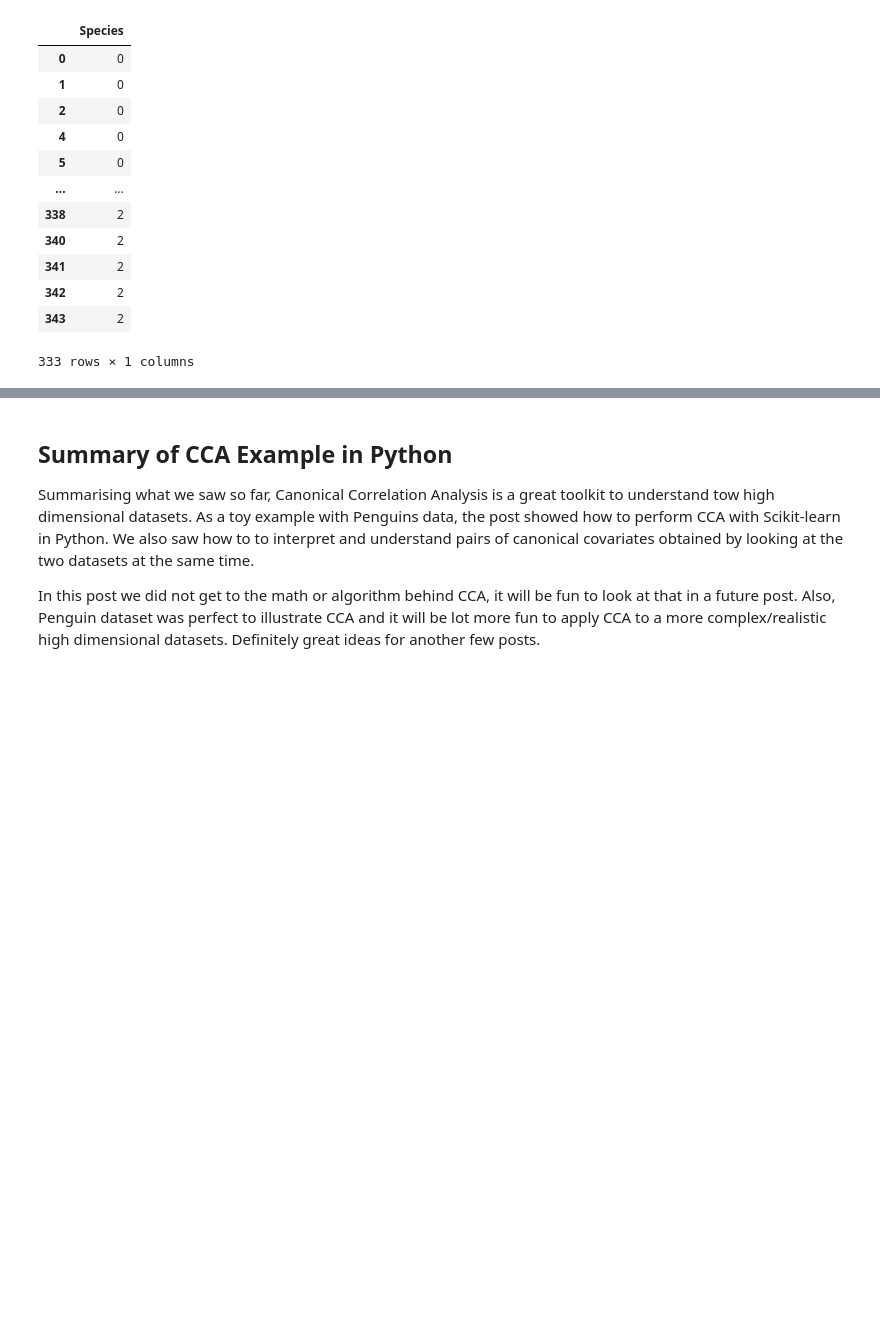
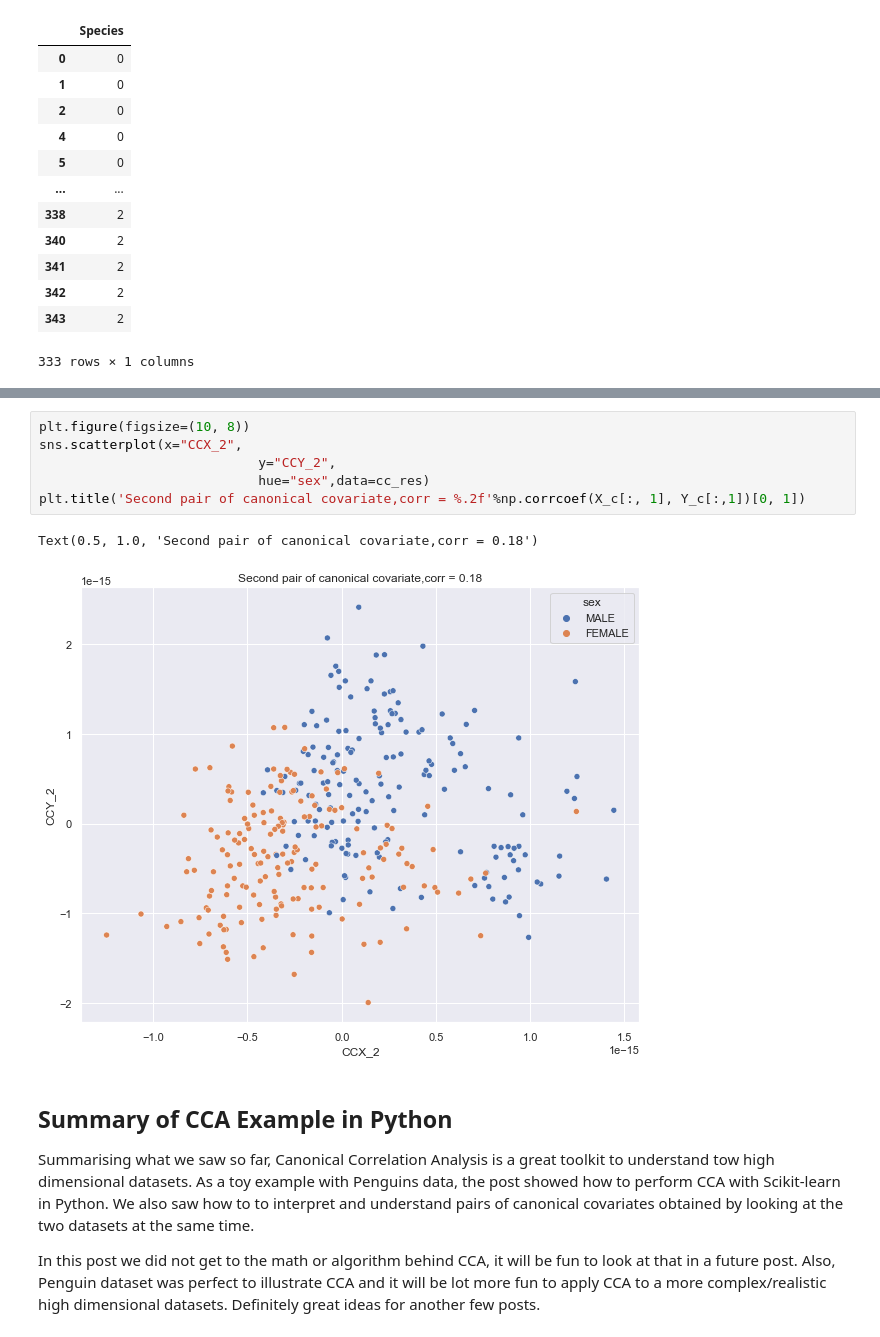
Before and after one commit to gitony0101/selfstudy, a Jupyter notebook: Introduction to Canonical Correlation Analysis (CCA) in Python.ipynb, the cells around one changed output, grey strips where cells are left out. Cells and saved outputs as stored; diff of their text form; blank space fills up the shorter version.

```diff
--- a/Introduction to Canonical Correlation Analysis (CCA) in Python.ipynb
+++ b/Introduction to Canonical Correlation Analysis (CCA) in Python.ipynb
@@ -330,3 +397,12 @@ corr_X_df.head()
+# %%
+plt.figure(figsize=(10, 8))
+sns.scatterplot(x="CCX_2",
+                            y="CCY_2",
+                            hue="sex",data=cc_res)
+plt.title('Second pair of canonical covariate,corr = %.2f'%np.corrcoef(X_c[:, 1], Y_c[:,1])[0, 1])
+# %% [output]
+Text(0.5, 1.0, 'Second pair of canonical covariate,corr = 0.18')
+[figure, added]
 # %% [markdown]
 ## Summary of CCA Example in Python
 
```
Also changed, not shown: parts of 13 cells of this notebook, 2 other files.
